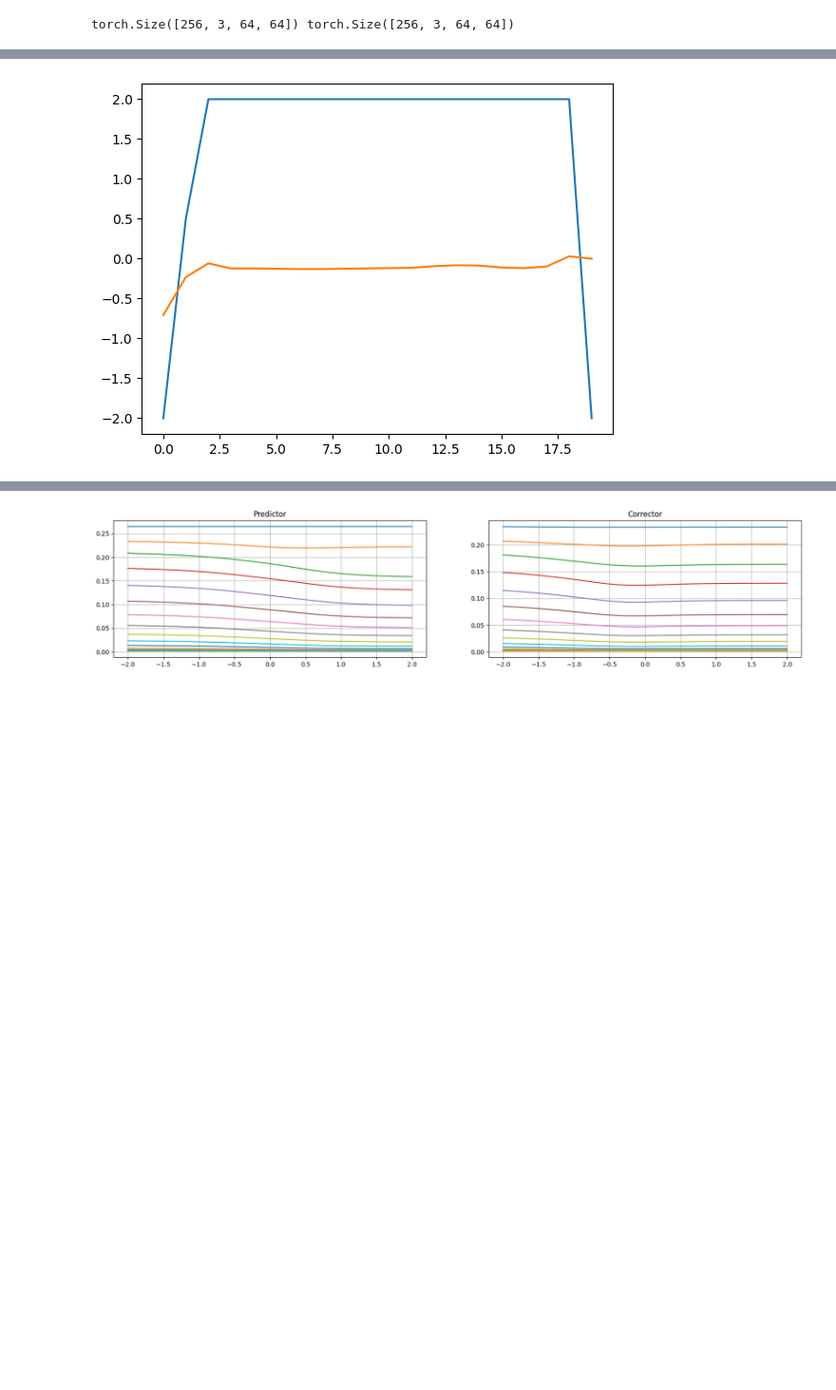
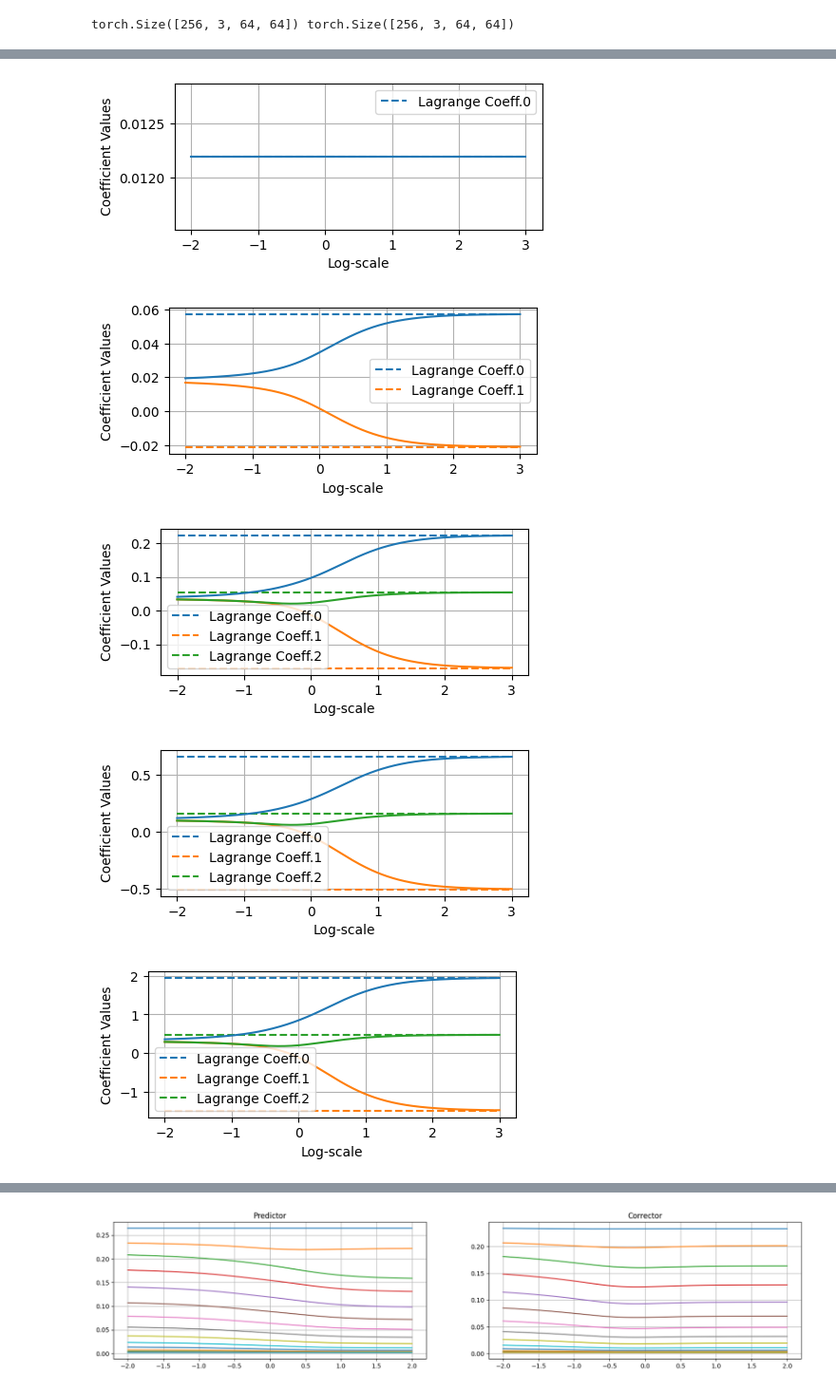
Before and after one commit to scpark20/rbf_fid, a Jupyter notebook: optimization/imagenet64/target matching (rbfsolverglq10lag).ipynb, the cells around one changed output, grey strips where cells are left out. Shown: that part at 95% size. Cells and saved outputs as stored; diff of their text form; code cells hidden in the pictures; blank space fills up the shorter version.

```diff
--- a/optimization/imagenet64/target matching (rbfsolverglq10lag).ipynb
+++ b/optimization/imagenet64/target matching (rbfsolverglq10lag).ipynb
@@ -114,10 +109,10 @@ mkdir: cannot create directory ‘/data/data/rbfsolverglq10lag’: File exists
 # %%
-n = 256
+n = 64
 noise_batch = noise[:n].to(device)
 target_batch = target[:n].to(device)
 print(noise_batch.shape)
 #(pred, optimal_gammas, pred_losses_list, corr_losses_list), _ = diffusion.sample_image(noise_batch, diffusion.model, classifier=diffusion.classifier, target=target_batch)
-(pred, optimal_gammas, pred_losses_list, corr_losses_list), _ = diffusion.sample_image(noise_batch, diffusion.model, target=target_batch)
+(pred, optimal_gammas, pred_losses_list, corr_losses_list, pred_coeffs_list, lag_coeffs_list), _ = diffusion.sample_image(noise_batch, diffusion.model, target=target_batch)
 loss = F.mse_loss(pred, target_batch)
 print('loss :', loss)
 print(optimal_gammas)
@@ -142,6 +122,22 @@ Lagrange!!!
-# %%
-plt.plot(optimal_gammas[0])
-plt.plot(optimal_gammas[1])
-plt.show()
-# %% [output]
-[figure, removed]
+# %%
+import matplotlib.pyplot as plt
+x_axis = np.linspace(args.log_scale_min, args.log_scale_max, args.log_scale_num)
+tab10 = plt.get_cmap("tab10")
+
+for i, (pred_coeffs, lag_coeffs) in enumerate(zip(pred_coeffs_list, lag_coeffs_list)):
+    plt.figure(figsize=[5, 2])
+    for j, lag_coeff in enumerate(lag_coeffs):
+        plt.hlines(lag_coeff, xmin=args.log_scale_min, xmax=args.log_scale_max, color=tab10(j), linestyles='--', label=f'Lagrange Coeff.{j}')
+    plt.plot(x_axis, pred_coeffs[:])
+    plt.grid()
+    r = 0.5
+    plt.legend()
+    plt.ylabel('Coefficient Values')
+    plt.xlabel('Log-scale')
+    plt.show()
+# %% [output]
+[figure, added]
+[figure, added]
+[figure, added]
+[figure, added]
+[figure, added]
```
Also changed, not shown: parts of 5 cells of this notebook, 1 other file.
